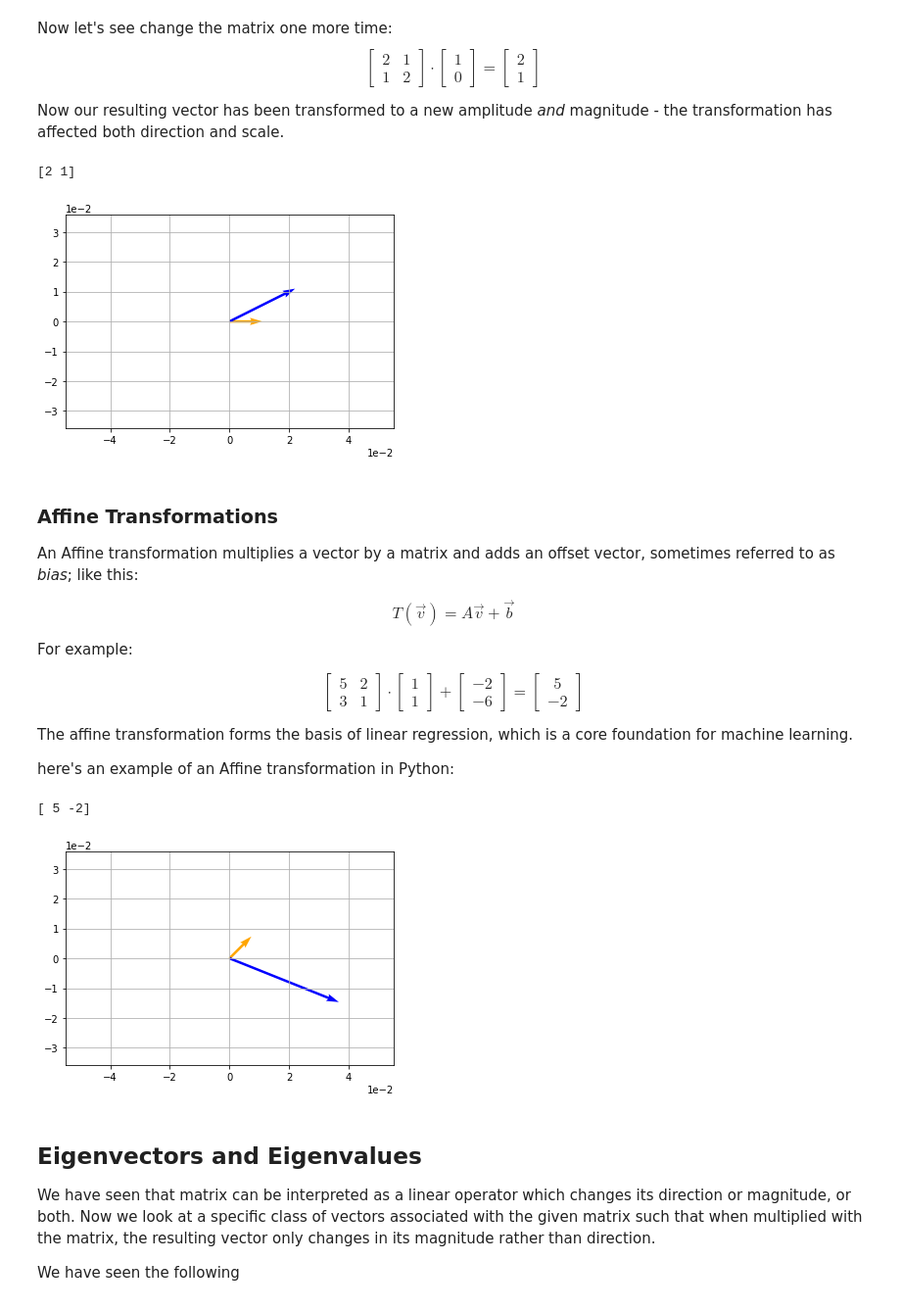
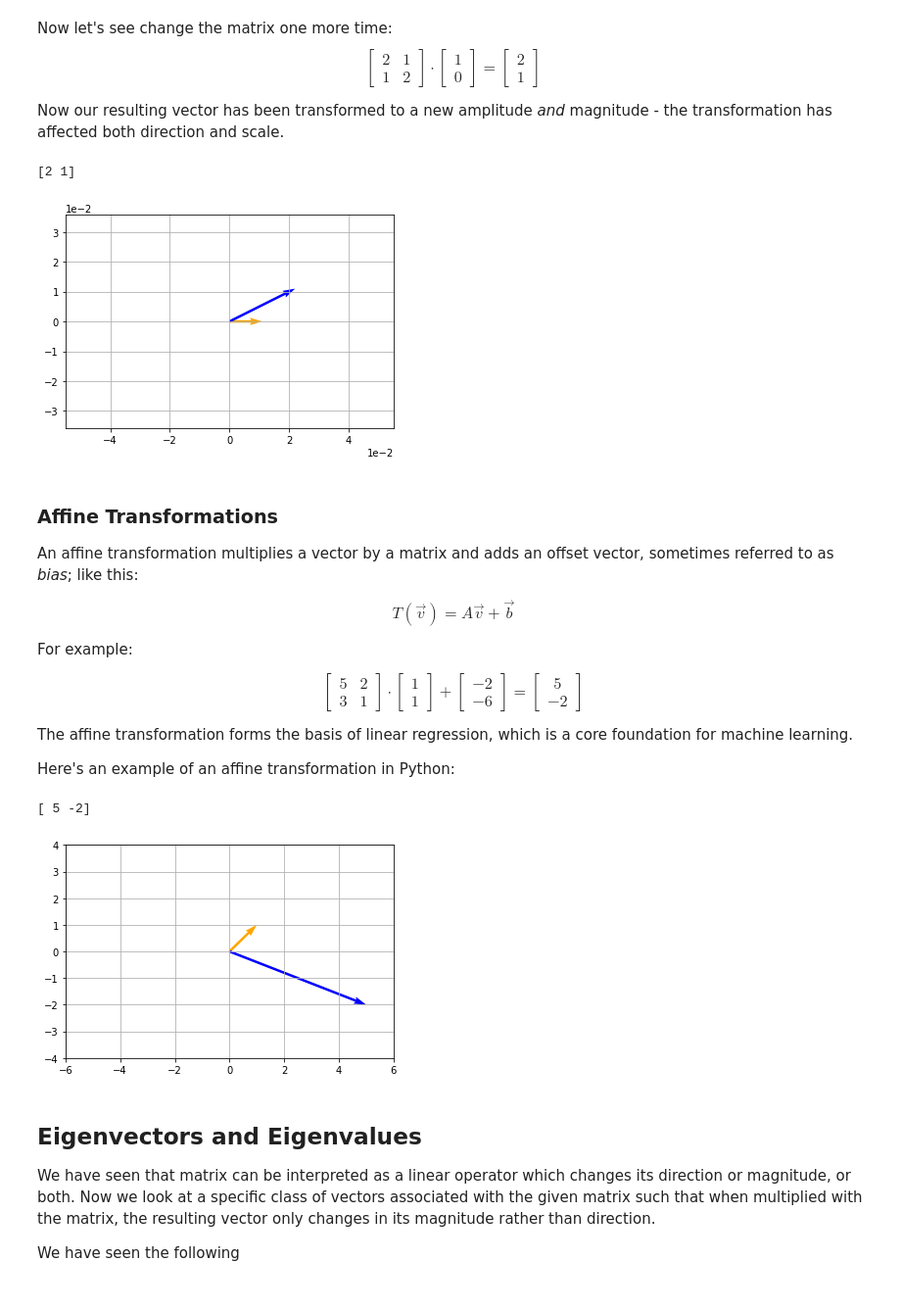
Before and after one commit to changmin-yu/comp0014, a Jupyter notebook: LA2-soln.ipynb, the cells around one changed output. Shown at 98% size. Cells and saved outputs as stored; diff of their text form; code cells hidden in the pictures.

```diff
--- a/LA2-soln.ipynb
+++ b/LA2-soln.ipynb
@@ -169,7 +173,7 @@ print (t)
 
 # Plot v and t
 vecs = np.array([v,t])
-origin = [0], [0]
+origin = [[0,0], [0,0]]
 plt.axis('equal')
 plt.grid()
 plt.ticklabel_format(style='sci', axis='both', scilimits=(0,0))
@@ -177,10 +181,10 @@ plt.quiver(*origin, vecs[:,0], vecs[:,1], color=['orange', 'blue'], scale=10)
 plt.show()
 # %% [output]
 [2 1]
-[figure, old version]
+[figure, new version]
 # %% [markdown]
 ### Affine Transformations
-An Affine transformation multiplies a vector by a matrix and adds an offset vector, sometimes referred to as *bias*; like this:
+An affine transformation multiplies a vector by a matrix and adds an offset vector, sometimes referred to as *bias*; like this:
 
 $$T(\vec{v}) = A\vec{v} + \vec{b}$$
 
@@ -190,27 +194,29 @@ For example:
 
 The affine transformation forms the basis of linear regression, which is a core foundation for machine learning.
 
-here's an example of an Affine transformation in Python:
+Here's an example of an affine transformation in Python:
 # %%
 v = np.array([1,1])
 A = np.array([[5,2],
               [3,1]])
 b = np.array([-2,-6])
 
 t = A.dot(v) + b
 print (t)
 
 # Plot v and t
 vecs = np.array([v,t])
-origin = [0], [0]
-plt.axis('equal')
+origin = [[0,0], [0,0]]
+plt.axis([-6, 6, -4, 4]) # This manually sets lower/upper limits on axes
 plt.grid()
 plt.ticklabel_format(style='sci', axis='both', scilimits=(0,0))
-plt.quiver(*origin, vecs[:,0], vecs[:,1], color=['orange', 'blue'], scale=15)
+plt.quiver(*origin, vecs[:,0], vecs[:,1], color=['orange', 'blue'],
+           angles="xy", scale_units="xy", scale=1)
+           # This sets uv scale to match xy scale for more intuitive plotting of arrows
 plt.show()
 # %% [output]
 [ 5 -2]
-[figure, old version]
+[figure, new version]
 # %% [markdown]
 ## Eigenvectors and Eigenvalues
 We have seen that matrix can be interpreted as a linear operator which changes its direction or magnitude, or both. Now we look at a specific class of vectors associated with the given matrix such that when multiplied with the matrix, the resulting vector only changes in its magnitude rather than direction.
```
Also changed, not shown: parts of 16 cells of this notebook, 7 other files.
